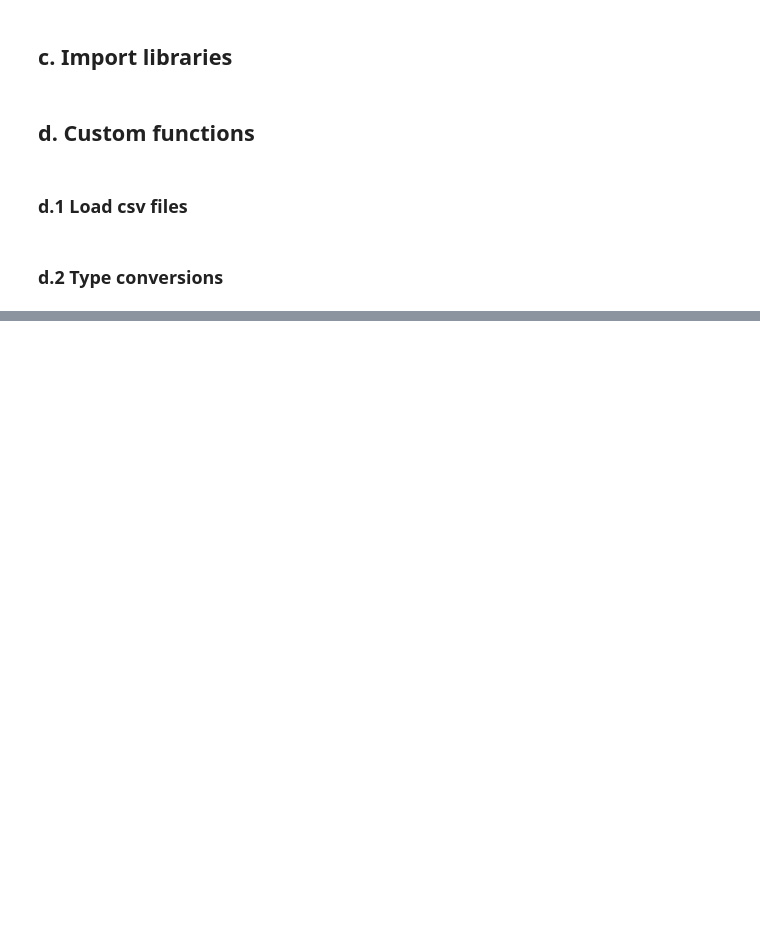
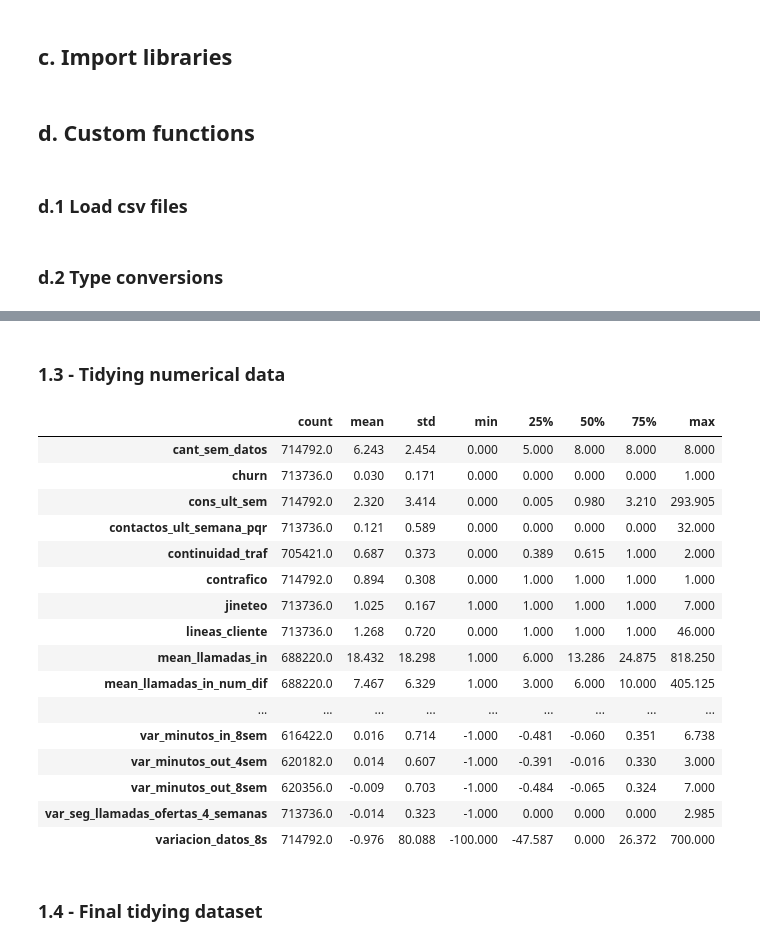
Before and after one commit to leandroaguazaco/data_science_portfolio, a Jupyter notebook: Projects/04-Churn_Telco_Analysis/04_Churn_Telco_Analysis_01_Preprocessing_EDA.ipynb, the cells around one changed output, grey strips where cells are left out. Saved outputs shown, nothing was run; the diff lists cells and outputs as text; code cells hidden in the pictures; blank space fills up the shorter version.

Commit message:
Load and clean data

```diff
--- a/Projects/04-Churn_Telco_Analysis/04_Churn_Telco_Analysis_01_Preprocessing_EDA.ipynb
+++ b/Projects/04-Churn_Telco_Analysis/04_Churn_Telco_Analysis_01_Preprocessing_EDA.ipynb
@@ -96,7 +98,8 @@ def custom_readcsv(filepath: str = None) -> pd.DataFrame:
                    parse_dates = True,
                    decimal = ",",
                    encoding = "utf-8") \
-         .pipe(lambda x: x.drop([x.columns[0]], axis = 1))
+         .pipe(lambda x: x.drop([x.columns[0]], axis = 1)) \
+         .pipe(clean_names)
 
   return df
 # %% [markdown]
@@ -210,0 +235,7 @@ churn_data = pd.concat(objs = df_list, axis = 1, join = "outer", ignore_index =
+# %%
+# 4. Join the four datasets, in files list, by index (subscriber_id). Drop duplicates
+churn_df = functools.reduce(lambda left, right: left.join(right, how = 'left', validate = None), df_list) \
+                    .drop_duplicates(keep = "first", ignore_index = False) \
+                    .round(3)
+
+# round(3) to reduce the file size
@@ -210,0 +272,47 @@ churn_data = pd.concat(objs = df_list, axis = 1, join = "outer", ignore_index =
+# %%
+# Erroneous entries in canal, region and bandas features
+churn_df = churn_df \
+           .pipe(pd.DataFrame.replace, {"canal": {"-1": np.nan,
+                                                  "-2": np.nan}}) \
+           .pipe(pd.DataFrame.replace, {"region": {"-2": np.nan,
+                                                   "0": np.nan,
+                                                   "Bogota. D.C.": "Bogota D.C.",
+                                                   "Nari?O": "Nariño"}}) \
+           .pipe(pd.DataFrame.replace, {"bandas": {"NO": "Ninguna",
+                                                   "NINGUNA": "Ninguna"}}) \
+           .assign(bandas = lambda x: x.loc[:, "bandas"].str.title()) \
+           .assign(tipo_gross_adds = lambda x: x.loc[:, "tipo_gross_adds"].str.title())
+# %% [markdown]
+### 1.3 - Tidying numerical data
+# %%
+# Revisar, según la naturaleza de cada variable, tipo de escala de medida, valores mínimos permitidos
+# valores máximos permitos, coherencia en promedio
+
+# porcentajes: valores mínimos >= 0, valores máximos <= 100
+# variaciones: pueden tomar valores negativos
+# promedios: según naturaleza de la variable y escala de medida, pueden tomar valores negativos y positivos
+# conteos: según naturaleza de la variable, valores >= 0
+
+churn_df.select_dtypes(include = "number") \
+        .describe() \
+        .T \
+        .round(3) \
+        .sort_index()
+# %% [output]
+|  | count | mean | std | min | 25% | 50% | 75% | max |
+| cant_sem_datos | 714792.0 | 6.243 | 2.454 | 0.000 | 5.000 | 8.000 | 8.000 | 8.000 |
+| churn | 713736.0 | 0.030 | 0.171 | 0.000 | 0.000 | 0.000 | 0.000 | 1.000 |
+| cons_ult_sem | 714792.0 | 2.320 | 3.414 | 0.000 | 0.005 | 0.980 | 3.210 | 293.905 |
+| contactos_ult_semana_pqr | 713736.0 | 0.121 | 0.589 | 0.000 | 0.000 | 0.000 | 0.000 | 32.000 |
+| continuidad_traf | 705421.0 | 0.687 | 0.373 | 0.000 | 0.389 | 0.615 | 1.000 | 2.000 |
+| contrafico | 714792.0 | 0.894 | 0.308 | 0.000 | 1.000 | 1.000 | 1.000 | 1.000 |
+| jineteo | 713736.0 | 1.025 | 0.167 | 1.000 | 1.000 | 1.000 | 1.000 | 7.000 |
+| lineas_cliente | 713736.0 | 1.268 | 0.720 | 0.000 | 1.000 | 1.000 | 1.000 | 46.000 |
+| mean_llamadas_in | 688220.0 | 18.432 | 18.298 | 1.000 | 6.000 | 13.286 | 24.875 | 818.250 |
+| mean_llamadas_in_num_dif | 688220.0 | 7.467 | 6.329 | 1.000 | 3.000 | 6.000 | 10.000 | 405.125 |
+| ... | ... | ... | ... | ... | ... | ... | ... | ... |
+| var_minutos_in_8sem | 616422.0 | 0.016 | 0.714 | -1.000 | -0.481 | -0.060 | 0.351 | 6.738 |
+| var_minutos_out_4sem | 620182.0 | 0.014 | 0.607 | -1.000 | -0.391 | -0.016 | 0.330 | 3.000 |
+| var_minutos_out_8sem | 620356.0 | -0.009 | 0.703 | -1.000 | -0.484 | -0.065 | 0.324 | 7.000 |
+| var_seg_llamadas_ofertas_4_semanas | 713736.0 | -0.014 | 0.323 | -1.000 | 0.000 | 0.000 | 0.000 | 2.985 |
+| variacion_datos_8s | 714792.0 | -0.976 | 80.088 | -100.000 | -47.587 | 0.000 | 26.372 | 700.000 |
@@ -210,0 +325,2 @@ churn_data = pd.concat(objs = df_list, axis = 1, join = "outer", ignore_index =
+# %% [markdown]
+### 1.4 - Final tidying dataset
```
Also changed, not shown: parts of 19 cells of this notebook.
